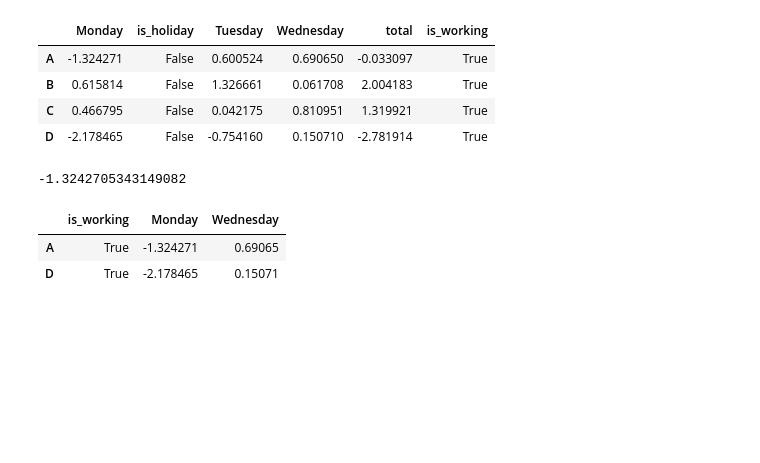
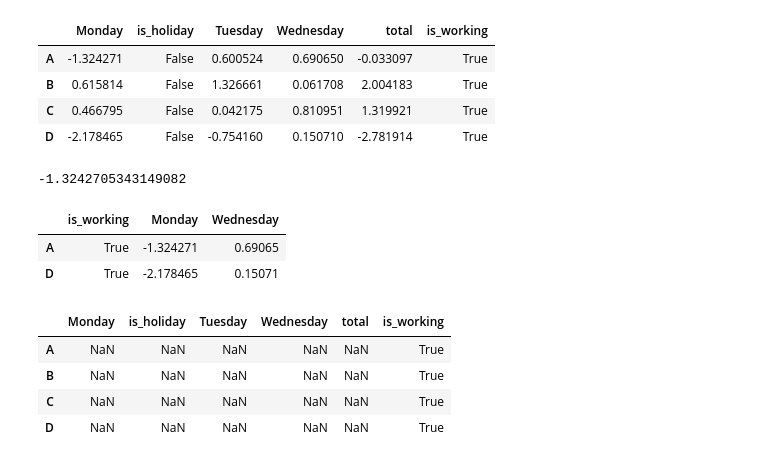
Before and after one commit to santhoshml/python-practice, a Jupyter notebook: pandas_dataframes.ipynb, the cells around one changed output. Saved outputs shown, nothing was run; the diff lists cells and outputs as text; code cells hidden in the pictures; blank space fills up the shorter version.

```diff
--- a/pandas_dataframes.ipynb
+++ b/pandas_dataframes.ipynb
@@ -369,3 +369,11 @@ my_df3.loc[["A", "D"], ["is_working", "Monday", "Wednesday"]]
 |  | is_working | Monday | Wednesday |
 | A | True | -1.324271 | 0.69065 |
 | D | True | -2.178465 | 0.15071 |
+# %%
+my_df3[my_df3==True]
+# %% [output]
+|  | Monday | is_holiday | Tuesday | Wednesday | total | is_working |
+| A | NaN | NaN | NaN | NaN | NaN | True |
+| B | NaN | NaN | NaN | NaN | NaN | True |
+| C | NaN | NaN | NaN | NaN | NaN | True |
+| D | NaN | NaN | NaN | NaN | NaN | True |
```
Also changed, not shown: parts of 31 cells of this notebook.
